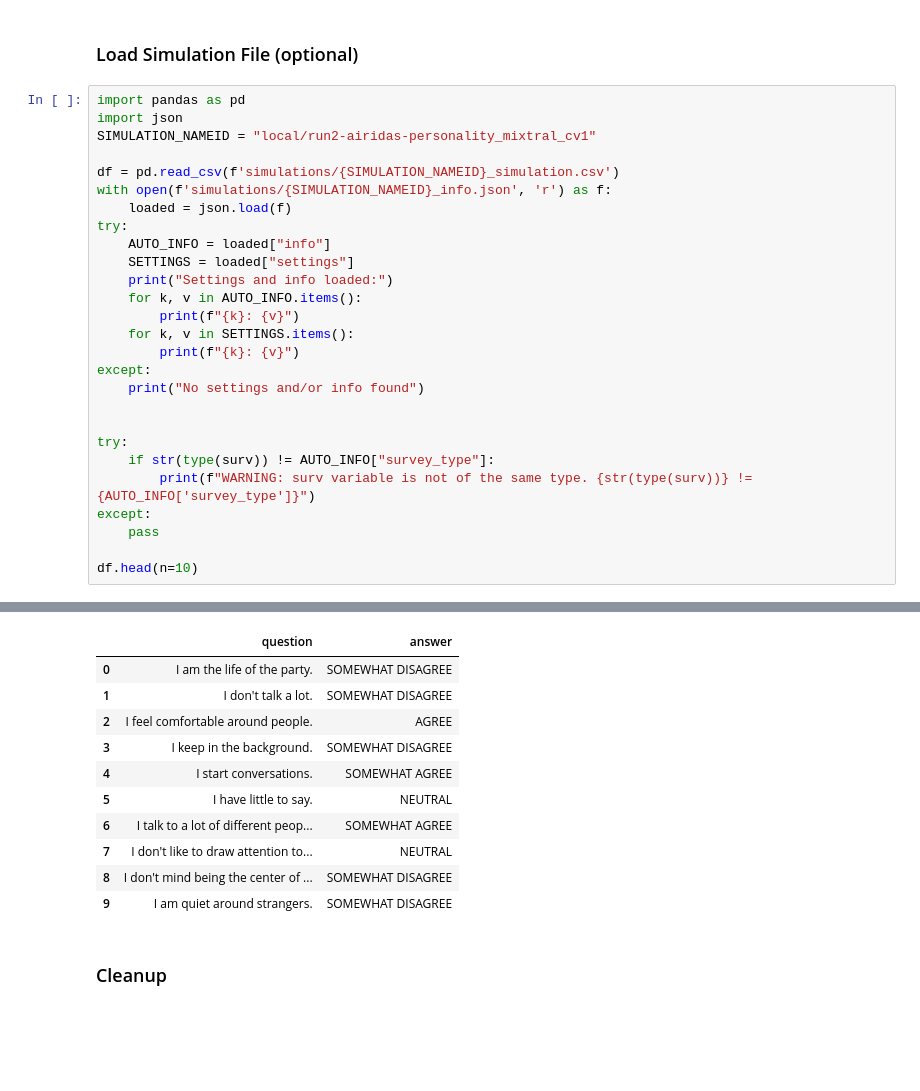
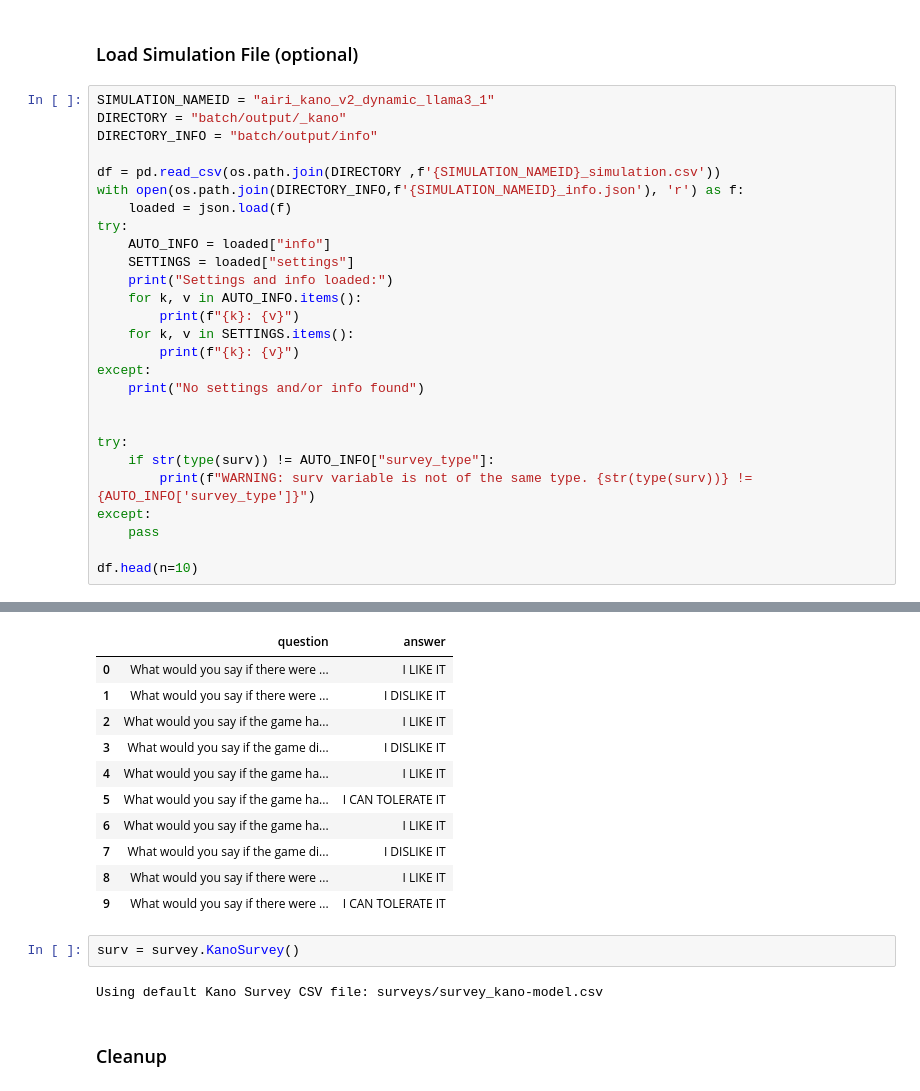
Before and after one commit to Brikas/Thesis, a Jupyter notebook: airidas.ipynb, the cells around one changed output, grey strips where cells are left out. Saved outputs shown, nothing was run; the diff lists cells and outputs as text; blank space fills up the shorter version.

```diff
--- a/airidas.ipynb
+++ b/airidas.ipynb
@@ -534,12 +518,12 @@ bu.quickJSON(final_prompts, f"ignorefolder/simulations/{SIMULATION_NAMEID}_promp
 # %% [markdown]
 ### Load Simulation File (optional)
 # %%
-import pandas as pd
-import json
-SIMULATION_NAMEID = "local/run2-airidas-personality_mixtral_cv1"
+SIMULATION_NAMEID = "airi_kano_v2_dynamic_llama3_1"
+DIRECTORY = "batch/output/_kano"
+DIRECTORY_INFO = "batch/output/info"
 
-df = pd.read_csv(f'simulations/{SIMULATION_NAMEID}_simulation.csv')
-with open(f'simulations/{SIMULATION_NAMEID}_info.json', 'r') as f:
+df = pd.read_csv(os.path.join(DIRECTORY ,f'{SIMULATION_NAMEID}_simulation.csv'))
+with open(os.path.join(DIRECTORY_INFO,f'{SIMULATION_NAMEID}_info.json'), 'r') as f:
     loaded = json.load(f)
 try:
     AUTO_INFO = loaded["info"]
@@ -567,14 +564,18 @@ model: mixtral
 |  | question | answer |
-| 0 | I am the life of the party. | SOMEWHAT DISAGREE |
-| 1 | I don't talk a lot. | SOMEWHAT DISAGREE |
-| 2 | I feel comfortable around people. | AGREE |
-| 3 | I keep in the background. | SOMEWHAT DISAGREE |
-| 4 | I start conversations. | SOMEWHAT AGREE |
-| 5 | I have little to say. | NEUTRAL |
-| 6 | I talk to a lot of different peop... | SOMEWHAT AGREE |
-| 7 | I don't like to draw attention to... | NEUTRAL |
-| 8 | I don't mind being the center of ... | SOMEWHAT DISAGREE |
-| 9 | I am quiet around strangers. | SOMEWHAT DISAGREE |
+| 0 | What would you say if there were ... | I LIKE IT |
+| 1 | What would you say if there were ... | I DISLIKE IT |
+| 2 | What would you say if the game ha... | I LIKE IT |
+| 3 | What would you say if the game di... | I DISLIKE IT |
+| 4 | What would you say if the game ha... | I LIKE IT |
+| 5 | What would you say if the game ha... | I CAN TOLERATE IT |
+| 6 | What would you say if the game ha... | I LIKE IT |
+| 7 | What would you say if the game di... | I DISLIKE IT |
+| 8 | What would you say if there were ... | I LIKE IT |
+| 9 | What would you say if there were ... | I CAN TOLERATE IT |
+# %%
+surv = survey.KanoSurvey()
+# %% [output]
+Using default Kano Survey CSV file: surveys/survey_kano-model.csv
 # %% [markdown]
 ### Cleanup
 # %% [markdown]
```
Also changed, not shown: parts of 6 cells of this notebook, 18 other files.
